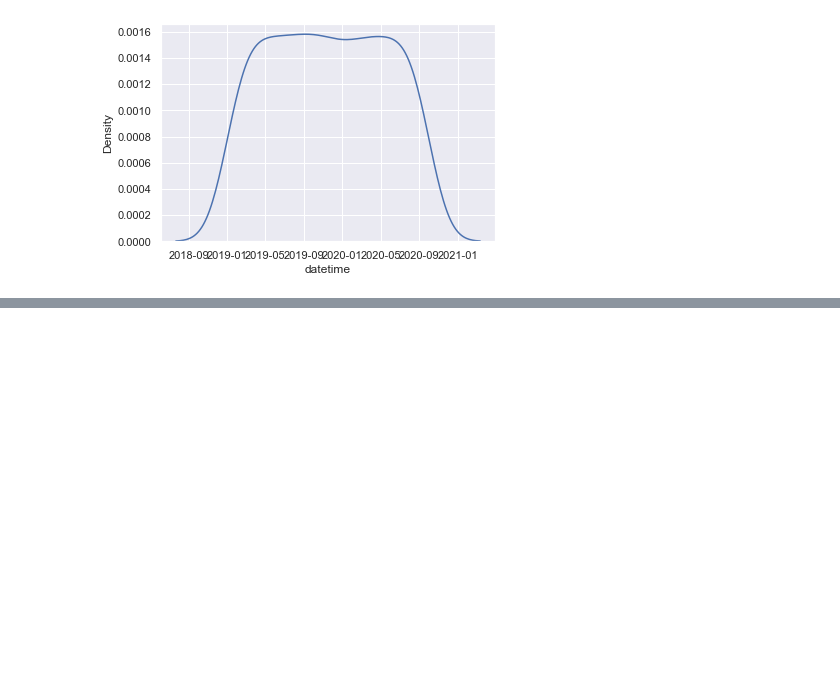
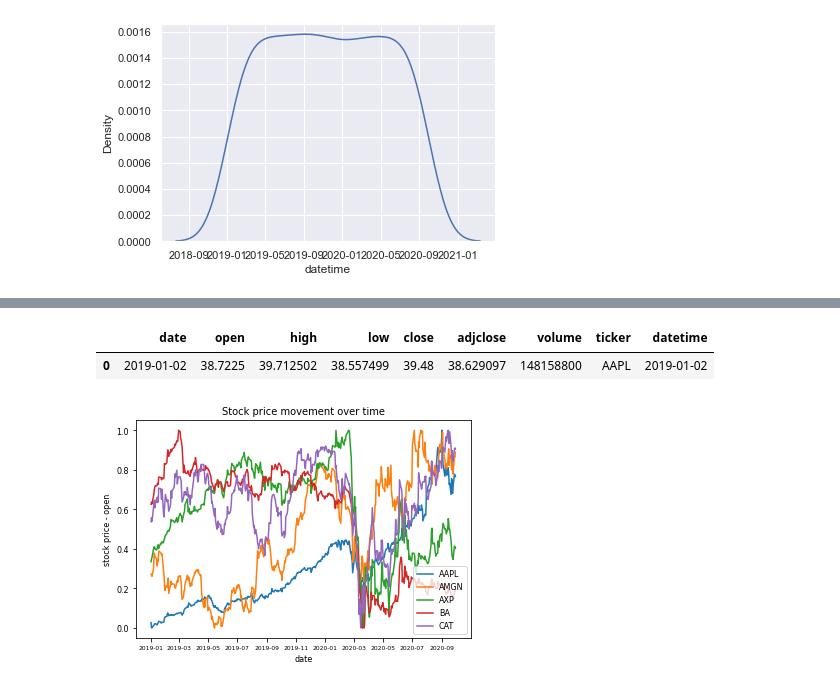
Before and after one commit to veronikahalamkova/da_projekt, a Jupyter notebook: exp.ipynb, the cells around one changed output, grey strips where cells are left out. Cells and saved outputs as stored; diff of their text form; code cells hidden in the pictures; blank space fills up the shorter version.

```diff
--- a/exp.ipynb
+++ b/exp.ipynb
@@ -25,7 +22,7 @@ sns.set_theme(style="darkgrid")
 # %%
 import pandas as pd
 # %%
-df = pd.read_csv(r"C:\Users\veron\DA\da_projekt\output\dow\download\AAPL_2019-01-02_2020-09-30.csv", encoding="UTF8")
+df = pd.read_csv(r"output\dow\download\AAPL_2019-01-02_2020-09-30.csv", encoding="UTF8")
 # %%
 df.head()
 # %% [output]
@@ -135,0 +182,24 @@ sns.kdeplot(x="datetime", data = df)
+# %%
+
+path = os.path.join("output", "dow", "download", "*2019-01-02_2020-09-30.csv")
+stocks=glob.glob(path)
+
+stock_list= []
+for file in stocks:
+    head, tail = os.path.split(file)
+    stock_name=tail.split("_") [0]
+    stock_list.append(stock_name)
+    #print(stock_name)
+
+series= []
+for stock in stock_list:
+    path= os.path.join(f"output", "dow", "download", f"{stock}_2019-01-02_2020-09-30.csv")
+    df = pd.read_csv(path, encoding="UTF8")
+    def rename(col):
+        if col.startswith("Unnamed: "):
+            return "date"
+        else:
+            return col
+    df.columns = [rename(col) for col in df.columns]
+    df["datetime"] = df["date"].apply(lambda s: datetime.datetime.strptime(s, "%Y-%m-%d"))
+    series.append(df)
@@ -135,0 +232,15 @@ sns.kdeplot(x="datetime", data = df)
+# %%
+temp_df.loc[temp_df["date"]=="2019-01-02"].head()
+# %% [output]
+|  | date | open | high | low | close | adjclose | volume | ticker | datetime |
+| 0 | 2019-01-02 | 38.7225 | 39.712502 | 38.557499 | 39.48 | 38.629097 | 148158800 | AAPL | 2019-01-02 |
+# %%
+for index in range(5):
+    plt.plot("datetime", "values", label = stock_list[index], data = series[index])
+plt.xlabel('date')
+plt.ylabel('stock price - open')
+plt.title('Stock price movement over time')
+plt.legend()
+plt.show()
+# %% [output]
+[figure, added]
```
Also changed, not shown: parts of 12 cells of this notebook.
